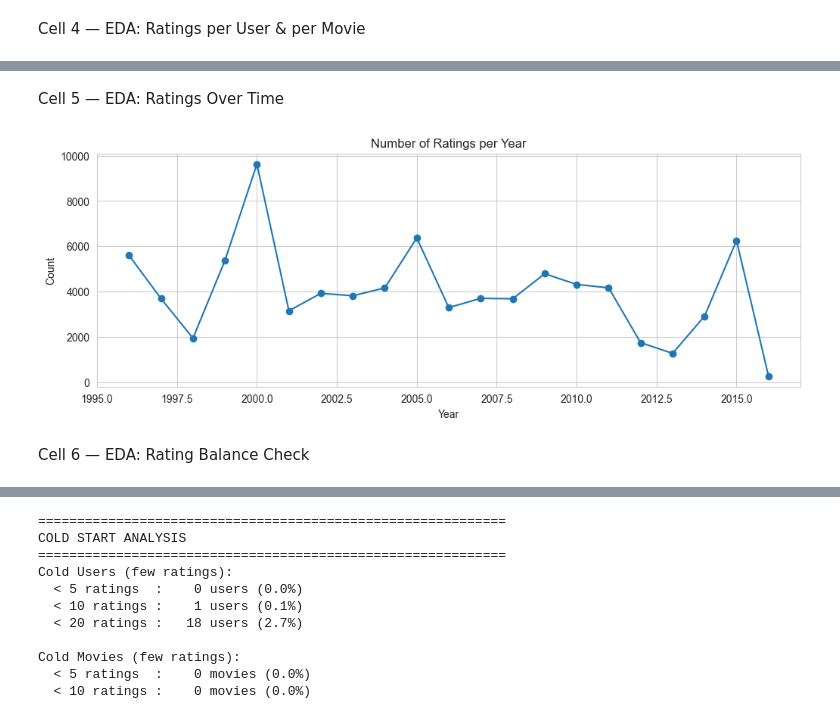
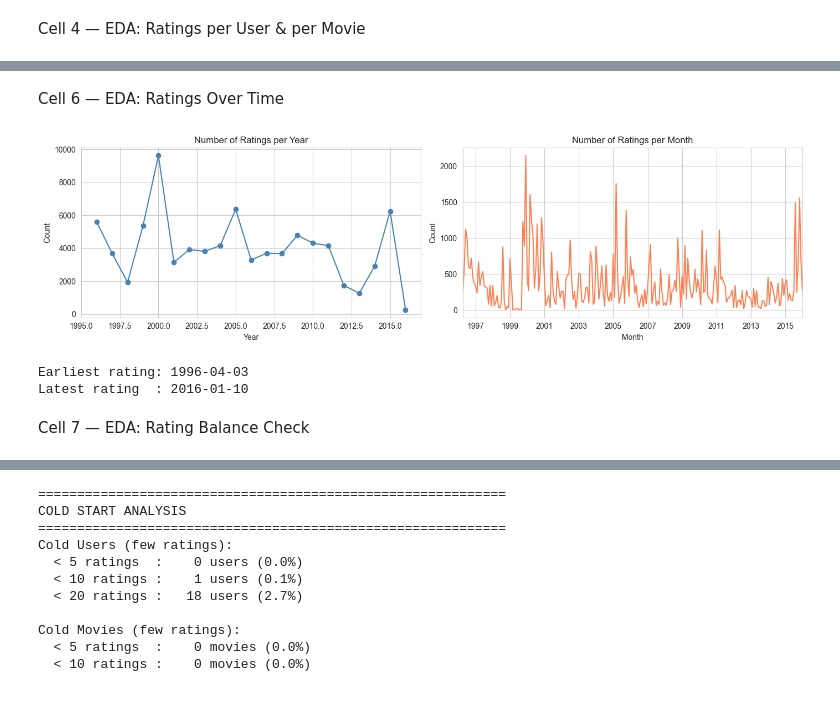
Before and after one commit to malakbzd/Movie-recommendation-system, a Jupyter notebook: Backend/notebooks/02_eda.ipynb, the cells around one changed output, grey strips where cells are left out. Saved outputs shown, nothing was run; the diff lists cells and outputs as text; code cells hidden in the pictures.

```diff
--- a/Backend/notebooks/02_eda.ipynb
+++ b/Backend/notebooks/02_eda.ipynb
@@ -13,12 +19,16 @@ sns.set_style('whitegrid')
 # %% [markdown]
 Cell 2 — Load Cleaned Data (from Week 3)
 # %%
-PROCESSED_DIR = Path('../data/processed')
-try:
-    ratings = pd.read_csv(PROCESSED_DIR / 'ratings_clean.csv', parse_dates=['timestamp'])
-    movies = pd.read_csv(PROCESSED_DIR / 'movies_clean.csv')
-    print("Data loaded successfully!")
-except FileNotFoundError:
-    print("Error: Files not found. Check your PROCESSED_DIR path.")
+# ============================================================
+# Cell 2 — Load Cleaned Data (from 01_data_cleaning)
+# ============================================================
+ratings = pd.read_csv(PROCESSED_DIR / 'ratings_clean.csv', parse_dates=['timestamp'])
+movies  = pd.read_csv(PROCESSED_DIR / 'movies_clean.csv')
+
+print("Data loaded successfully!")
+print(f"Ratings : {ratings.shape[0]:,} rows × {ratings.shape[1]} cols")
+print(f"Movies  : {movies.shape[0]:,} rows × {movies.shape[1]} cols")
+print(f"Users   : {ratings['userId'].nunique():,}")
+print(f"Movies with ratings: {ratings['movieId'].nunique():,}")
 # %% [output]
 Data loaded successfully!
@@ -163,16 +135,33 @@ Data Sparsity: 0.9456
 # %% [markdown]
-Cell 5 — EDA: Ratings Over Time
+Cell 6 — EDA: Ratings Over Time
 # %%
-ratings_by_year = ratings.groupby('year').size()
+# ============================================================
+# Cell 6 — EDA: Ratings Over Time
+# ============================================================
+ratings_by_year  = ratings.groupby('year').size()
+ratings_by_month = ratings.groupby(ratings['timestamp'].dt.to_period('M')).size()
 
-plt.figure(figsize=(12, 4))
-ratings_by_year.plot(kind='line', marker='o')
-plt.title('Number of Ratings per Year')
-plt.xlabel('Year')
-plt.ylabel('Count')
+fig, axes = plt.subplots(1, 2, figsize=(14, 4))
+
+ratings_by_year.plot(kind='line', marker='o', ax=axes[0], color='steelblue')
+axes[0].set_title('Number of Ratings per Year')
+axes[0].set_xlabel('Year')
+axes[0].set_ylabel('Count')
+
+ratings_by_month.plot(kind='line', ax=axes[1], color='coral')
+axes[1].set_title('Number of Ratings per Month')
+axes[1].set_xlabel('Month')
+axes[1].set_ylabel('Count')
+
+plt.tight_layout()
 plt.show()
+
+print(f"Earliest rating: {ratings['timestamp'].min().date()}")
+print(f"Latest rating  : {ratings['timestamp'].max().date()}")
 # %% [output]
-[figure, old version]
+[figure, new version]
+Earliest rating: 1996-04-03
+Latest rating  : 2016-01-10
 # %% [markdown]
-Cell 6  — EDA: Rating Balance Check
+Cell 7 — EDA: Rating Balance Check
 # %%
```
Also changed, not shown: parts of 26 cells of this notebook.
